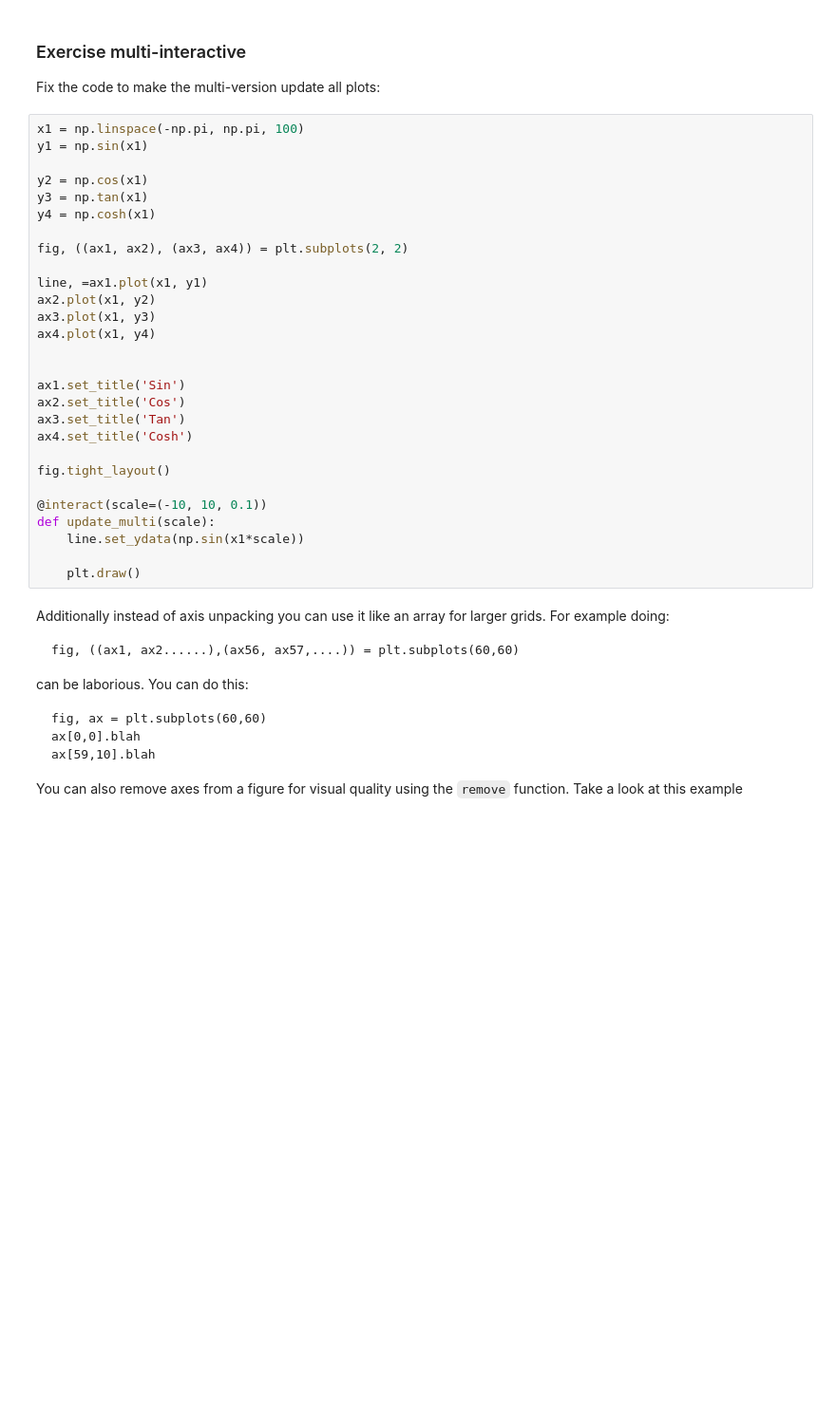
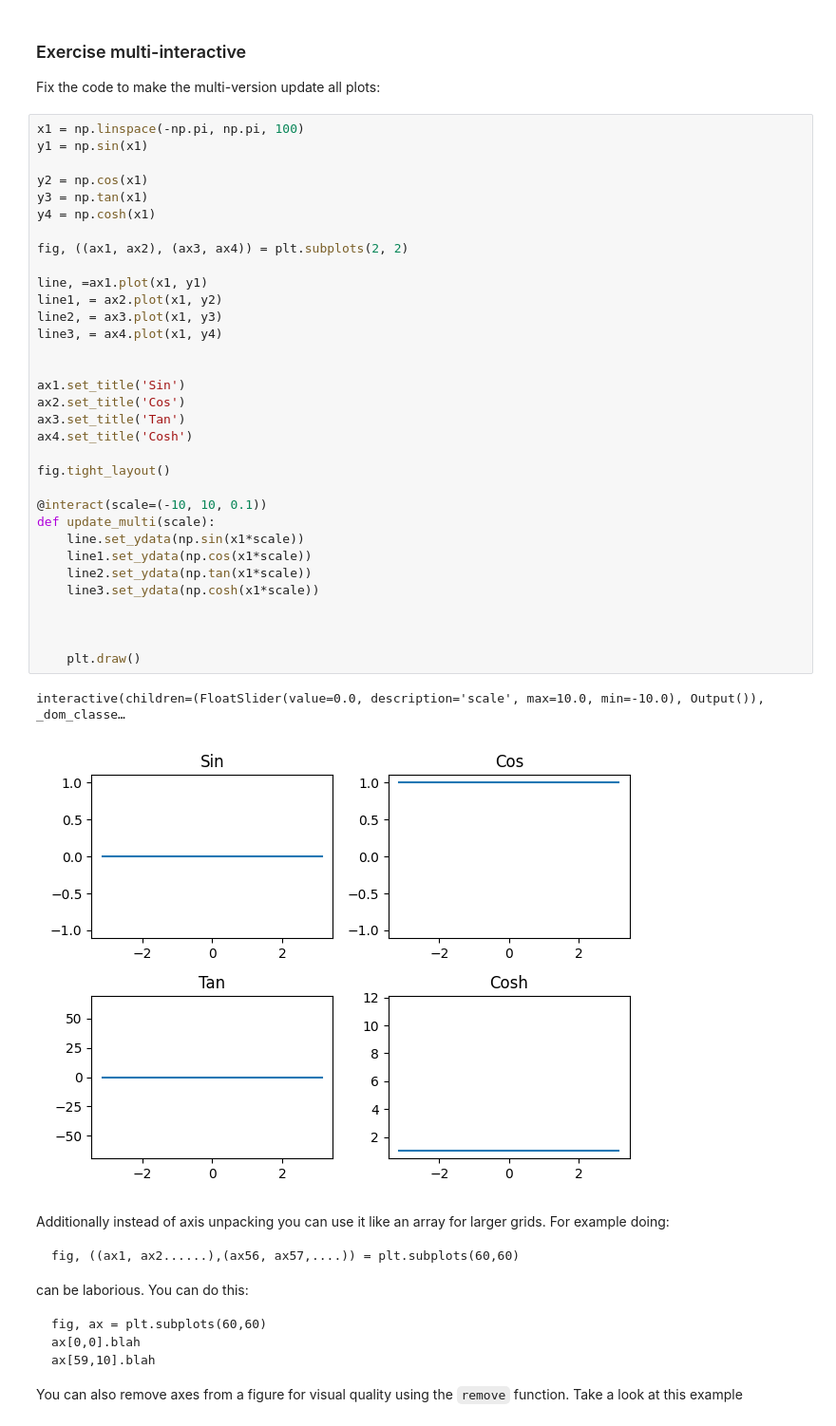
Before and after one commit to ahmed-f-alrefaie/UCLPythonCourse, a Jupyter notebook: content/notebooks/day1/Visualisation.ipynb, the cells around one changed output. Shown at 95% size. Saved outputs shown, nothing was run; the diff lists cells and outputs as text; blank space fills up the shorter version.

```diff
--- a/content/notebooks/day1/Visualisation.ipynb
+++ b/content/notebooks/day1/Visualisation.ipynb
@@ -209,31 +229,39 @@ Fix the code to make the multi-version update all plots:
 # %%
 x1 = np.linspace(-np.pi, np.pi, 100)
 y1 = np.sin(x1)
 
 y2 = np.cos(x1)
 y3 = np.tan(x1)
 y4 = np.cosh(x1)
 
 fig, ((ax1, ax2), (ax3, ax4)) = plt.subplots(2, 2)
 
 line, =ax1.plot(x1, y1)
-ax2.plot(x1, y2)
-ax3.plot(x1, y3)
-ax4.plot(x1, y4)
+line1, = ax2.plot(x1, y2)
+line2, = ax3.plot(x1, y3)
+line3, = ax4.plot(x1, y4)
 
 
 ax1.set_title('Sin')
 ax2.set_title('Cos')
 ax3.set_title('Tan')
 ax4.set_title('Cosh')
 
 fig.tight_layout()
 
 @interact(scale=(-10, 10, 0.1))
 def update_multi(scale):
     line.set_ydata(np.sin(x1*scale))
+    line1.set_ydata(np.cos(x1*scale))
+    line2.set_ydata(np.tan(x1*scale))
+    line3.set_ydata(np.cosh(x1*scale))
+
+
 
     plt.draw()
+# %% [output]
+interactive(children=(FloatSlider(value=0.0, description='scale', max=10.0, min=-10.0), Output()), _dom_classe…
+[figure, added]
 # %% [markdown]
 Additionally instead of axis unpacking you can use it like an array for larger grids. For example doing:
 
```
Also changed, not shown: parts of 18 cells of this notebook, 2 other files.
